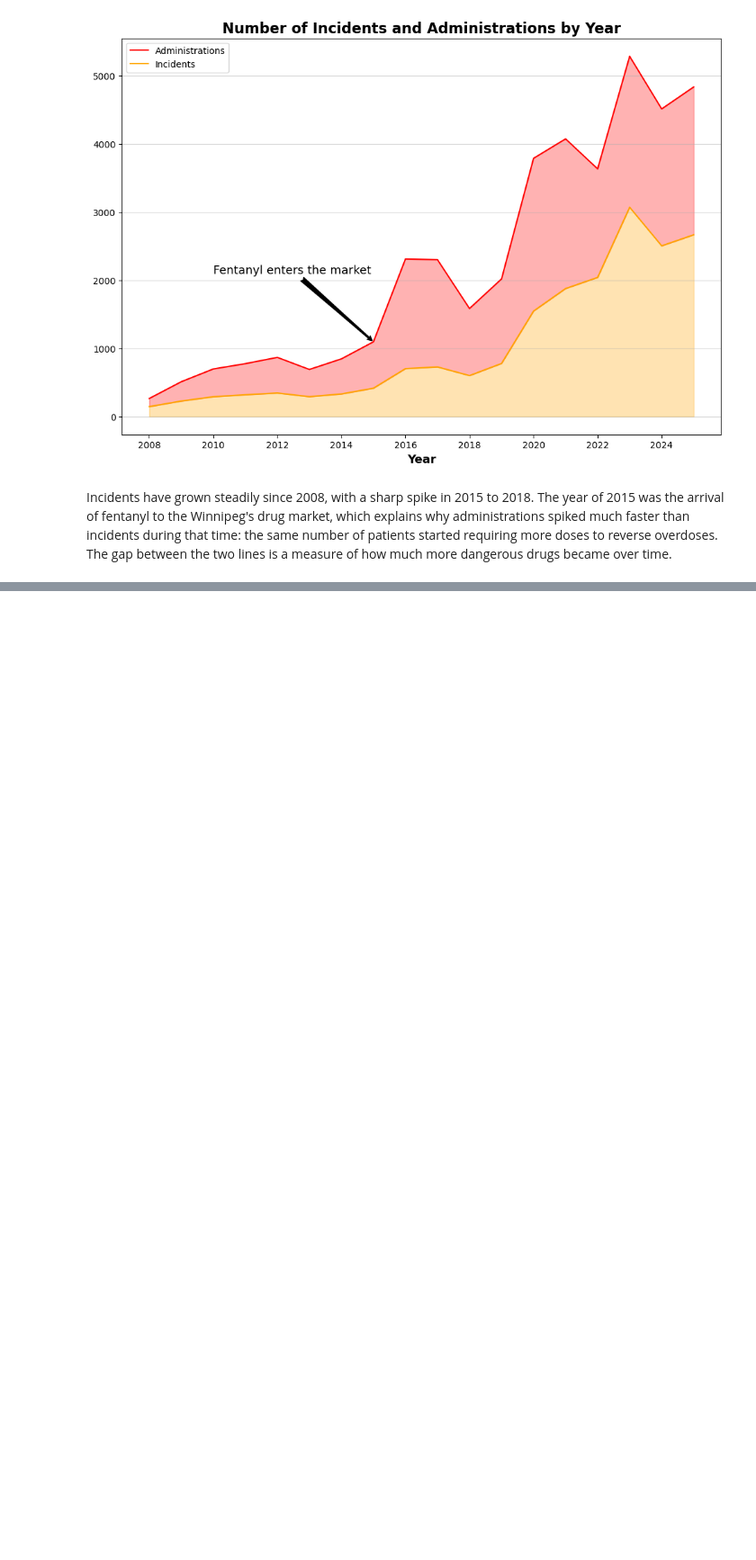
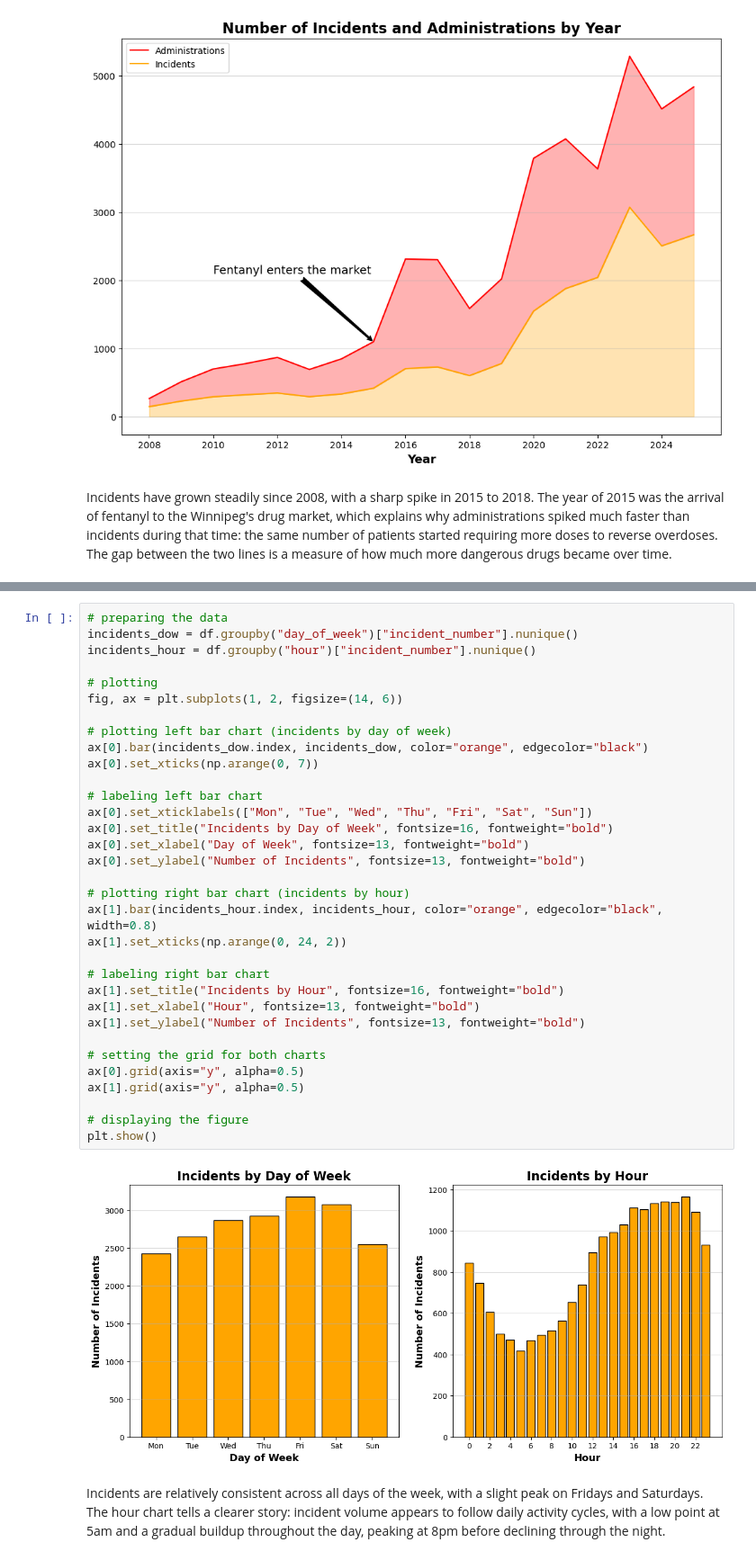
Before and after one commit to renatoblandi/comp-2040-project-3, a Jupyter notebook: notebooks/analysis.ipynb, the cells around one changed output, grey strips where cells are left out. Shown at 90% size. Saved outputs shown, nothing was run; the diff lists cells and outputs as text; blank space fills up the shorter version.

Commit message:
Add bar charts and analysis answering question 2

```diff
--- a/notebooks/analysis.ipynb
+++ b/notebooks/analysis.ipynb
@@ -58,0 +62,37 @@ Incidents have grown steadily since 2008, with a sharp spike in 2015 to 2018. Th
+# %%
+# preparing the data
+incidents_dow = df.groupby("day_of_week")["incident_number"].nunique()
+incidents_hour = df.groupby("hour")["incident_number"].nunique()
+
+# plotting
+fig, ax = plt.subplots(1, 2, figsize=(14, 6))
+
+# plotting left bar chart (incidents by day of week)
+ax[0].bar(incidents_dow.index, incidents_dow, color="orange", edgecolor="black")
+ax[0].set_xticks(np.arange(0, 7))
+
+# labeling left bar chart
+ax[0].set_xticklabels(["Mon", "Tue", "Wed", "Thu", "Fri", "Sat", "Sun"])
+ax[0].set_title("Incidents by Day of Week", fontsize=16, fontweight="bold")
+ax[0].set_xlabel("Day of Week", fontsize=13, fontweight="bold")
+ax[0].set_ylabel("Number of Incidents", fontsize=13, fontweight="bold")
+
+# plotting right bar chart (incidents by hour)
+ax[1].bar(incidents_hour.index, incidents_hour, color="orange", edgecolor="black", width=0.8)
+ax[1].set_xticks(np.arange(0, 24, 2))
+
+# labeling right bar chart
+ax[1].set_title("Incidents by Hour", fontsize=16, fontweight="bold")
+ax[1].set_xlabel("Hour", fontsize=13, fontweight="bold")
+ax[1].set_ylabel("Number of Incidents", fontsize=13, fontweight="bold")
+
+# setting the grid for both charts
+ax[0].grid(axis="y", alpha=0.5)
+ax[1].grid(axis="y", alpha=0.5)
+
+# displaying the figure
+plt.show()
+# %% [output]
+[figure, added]
+# %% [markdown]
+Incidents are relatively consistent across all days of the week, with a slight peak on Fridays and Saturdays. The hour chart tells a clearer story: incident volume appears to follow daily activity cycles, with a low point at 5am and a gradual buildup throughout the day, peaking at 8pm before declining through the night.
```
Also changed, not shown: parts of 1 cell of this notebook.
